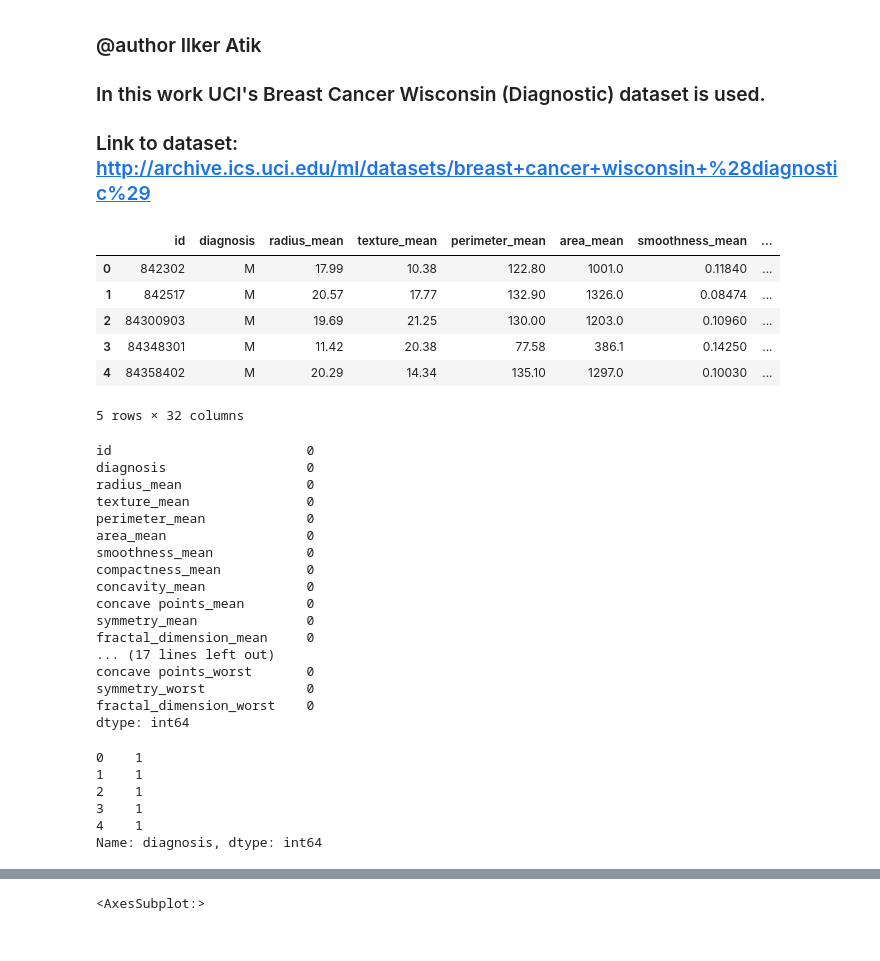
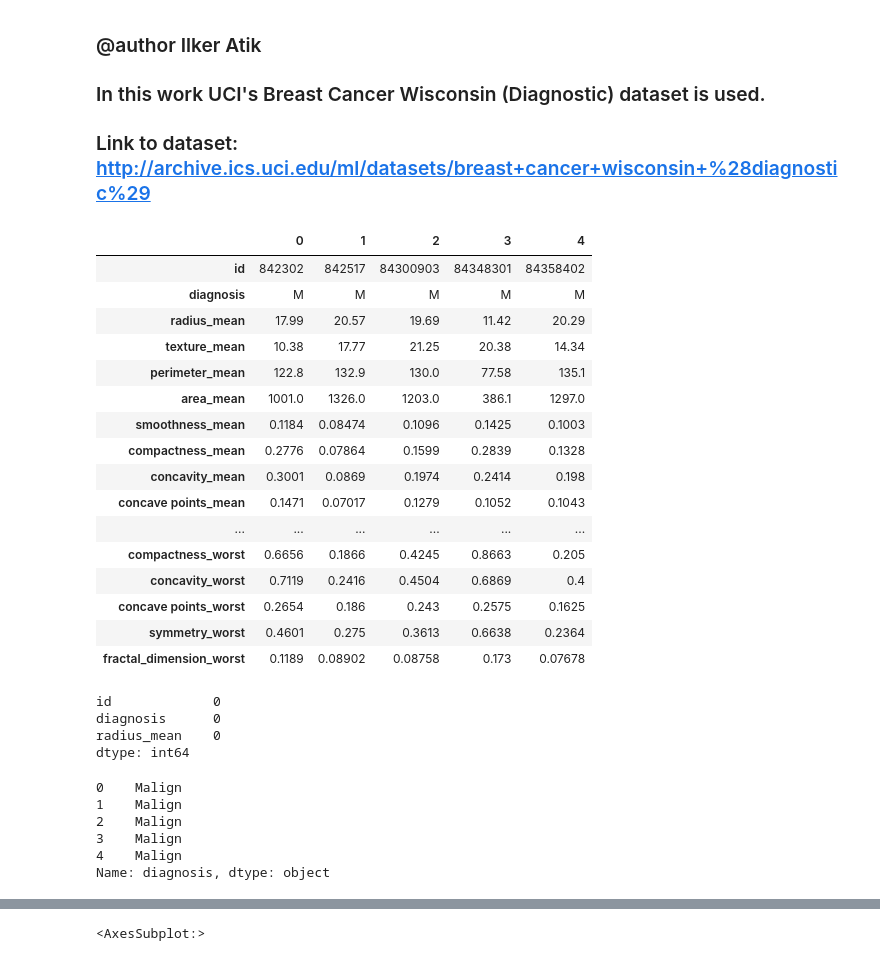
Before and after one commit to ilkeratik/breast-cancer-diagnostic-using-machine-learning, a Jupyter notebook: BreastCancerClassification.ipynb, the cells around one changed output, grey strips where cells are left out. Drawn from its saved outputs; the diff is of its cells as text; code cells hidden in the pictures.

```diff
--- a/BreastCancerClassification.ipynb
+++ b/BreastCancerClassification.ipynb
@@ -6,50 +6,46 @@
 # %%
 import numpy as np
 import pandas as pd
 from sklearn.model_selection import train_test_split
 import seaborn as  sns
 import matplotlib.pyplot as plt
 columns = ["id","diagnosis","radius_mean","texture_mean","perimeter_mean","area_mean","smoothness_mean","compactness_mean","concavity_mean","concave points_mean","symmetry_mean","fractal_dimension_mean",\
     "radius_se","texture_se","perimeter_se","area_se","smoothness_se","compactness_se","concavity_se","concave points_se","symmetry_se","fractal_dimension_se",\
     "radius_worst","texture_worst","perimeter_worst","area_worst","smoothness_worst","compactness_worst","concavity_worst","concave points_worst","symmetry_worst","fractal_dimension_worst"]
 
 data = pd.read_csv('wdbc.data',names=columns)
 
-data.head()
+data.head().T
 # %% [output]
-|  | id | diagnosis | radius_mean | texture_mean | perimeter_mean | area_mean | smoothness_mean | ... |
-| 0 | 842302 | M | 17.99 | 10.38 | 122.80 | 1001.0 | 0.11840 | ... |
-| 1 | 842517 | M | 20.57 | 17.77 | 132.90 | 1326.0 | 0.08474 | ... |
-| 2 | 84300903 | M | 19.69 | 21.25 | 130.00 | 1203.0 | 0.10960 | ... |
-| 3 | 84348301 | M | 11.42 | 20.38 | 77.58 | 386.1 | 0.14250 | ... |
-| 4 | 84358402 | M | 20.29 | 14.34 | 135.10 | 1297.0 | 0.10030 | ... |
+|  | 0 | 1 | 2 | 3 | 4 |
+| id | 842302 | 842517 | 84300903 | 84348301 | 84358402 |
+| diagnosis | M | M | M | M | M |
+| radius_mean | 17.99 | 20.57 | 19.69 | 11.42 | 20.29 |
+| texture_mean | 10.38 | 17.77 | 21.25 | 20.38 | 14.34 |
+| perimeter_mean | 122.8 | 132.9 | 130.0 | 77.58 | 135.1 |
+| area_mean | 1001.0 | 1326.0 | 1203.0 | 386.1 | 1297.0 |
+| smoothness_mean | 0.1184 | 0.08474 | 0.1096 | 0.1425 | 0.1003 |
+| compactness_mean | 0.2776 | 0.07864 | 0.1599 | 0.2839 | 0.1328 |
+| concavity_mean | 0.3001 | 0.0869 | 0.1974 | 0.2414 | 0.198 |
+| concave points_mean | 0.1471 | 0.07017 | 0.1279 | 0.1052 | 0.1043 |
+| ... | ... | ... | ... | ... | ... |
+| compactness_worst | 0.6656 | 0.1866 | 0.4245 | 0.8663 | 0.205 |
+| concavity_worst | 0.7119 | 0.2416 | 0.4504 | 0.6869 | 0.4 |
+| concave points_worst | 0.2654 | 0.186 | 0.243 | 0.2575 | 0.1625 |
+| symmetry_worst | 0.4601 | 0.275 | 0.3613 | 0.6638 | 0.2364 |
+| fractal_dimension_worst | 0.1189 | 0.08902 | 0.08758 | 0.173 | 0.07678 |
-5 rows × 32 columns
 # %%
 #finding missing datas
 empty_cells = data.isnull().sum()
-print(empty_cells)
+print(empty_cells.nlargest(3))
 # %% [output]
-id                         0
-diagnosis                  0
-radius_mean                0
-texture_mean               0
-perimeter_mean             0
-area_mean                  0
-smoothness_mean            0
-compactness_mean           0
-concavity_mean             0
-concave points_mean        0
-symmetry_mean              0
-fractal_dimension_mean     0
-... (17 lines left out)
-concave points_worst       0
-symmetry_worst             0
-fractal_dimension_worst    0
+id             0
+diagnosis      0
+radius_mean    0
 dtype: int64
 # %%
-data['diagnosis'] = data['diagnosis'].map({'M':1,'B':0}) # Coding malign as 1 and benign as 0
+data['diagnosis'] = data['diagnosis'].map({'M':'Malign','B':'Benign'})
 data_y = data.iloc[:,1] # Second column is the predicting field
-
 
 data_x = data.iloc[:,2:]
 data_x_mean = data.iloc[:,2:12]
@@ -57,9 +53,9 @@ data_x_se = data.iloc[:,12:22]
 data_x_worst = data.iloc[:,22:32]
 data_y.head()
 # %% [output]
-0    1
-1    1
-2    1
-3    1
-4    1
-Name: diagnosis, dtype: int64
+0    Malign
+1    Malign
+2    Malign
+3    Malign
+4    Malign
+Name: diagnosis, dtype: object
```
Also changed, not shown: parts of 12 cells of this notebook.
